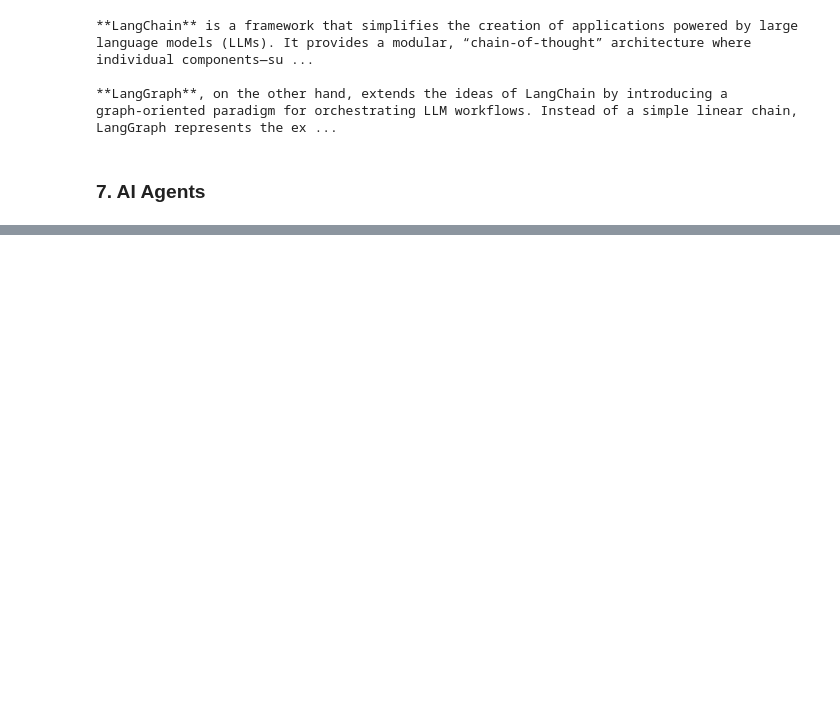
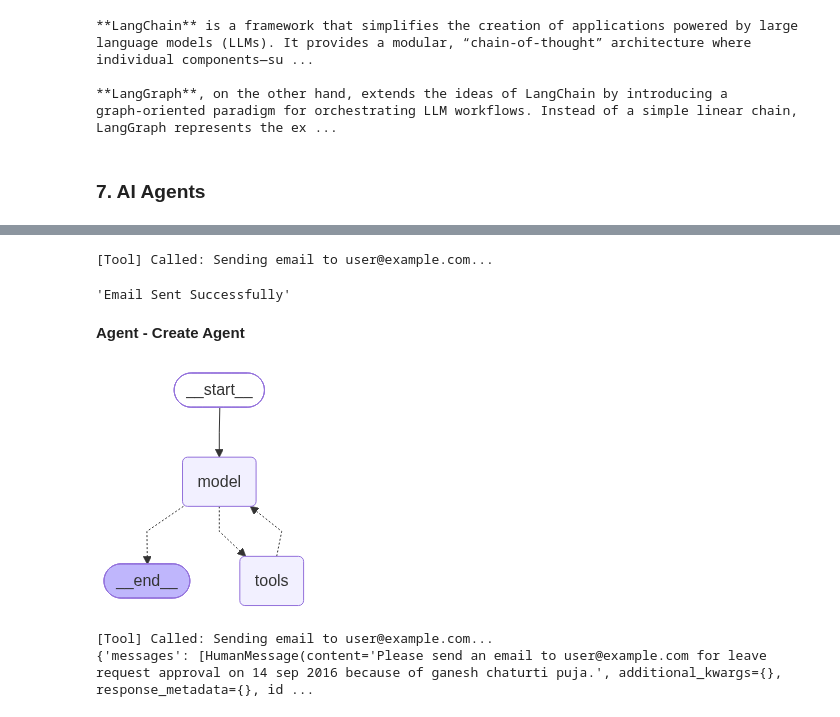
Before and after one commit to manteshswami/Langchain, a Jupyter notebook: basic_langchain.ipynb, the cells around one changed output, grey strips where cells are left out. Cells and saved outputs as stored; diff of their text form; code cells hidden in the pictures; blank space fills up the shorter version.

```diff
--- a/basic_langchain.ipynb
+++ b/basic_langchain.ipynb
@@ -503,3 +503,11 @@ for chunk in response:
 **LangGraph**, on the other hand, extends the ideas of LangChain by introducing a graph‑oriented paradigm for orchestrating LLM workflows. Instead of a simple linear chain, LangGraph represents the ex ...
 # %% [markdown]
 ### 7. AI Agents
+# %%
+from langchain_groq import ChatGroq
+
+llm = ChatGroq(
+    model="openai/gpt-oss-120b",
+    temperature=1,
+    streaming=True,
+)
@@ -505,0 +516,15 @@ for chunk in response:
+# %%
+from langchain.tools import tool
+
+@tool
+def send_email(email:str):
+    """I can send an email to the provided email address."""
+    print(f"[Tool] Called: Sending email to {email}...")
+    return "Email Sent Successfully"
+# %%
+send_email.invoke({"email": "user@example.com"})
+# %% [output]
+[Tool] Called: Sending email to user@example.com...
+'Email Sent Successfully'
+# %% [markdown]
+**Agent - Create Agent**
@@ -505,0 +533,22 @@ for chunk in response:
+# %%
+agent = create_agent(
+    system_prompt="""You are a helpful assistant that can send emails create professional draft a
+    nd send to provided email address.""",
+    model=llm,
+    tools=[send_email],
+)
+# %%
+agent
+# %% [output]
+[figure, added]
+# %%
+response = agent.invoke({
+    'messages': [
+        {"role": "user", "content": "Please send an email to user@example.com for leave request approval on 14 sep 2016 because of ganesh chaturti puja."}
+    ]
+})
+
+print(response)
+# %% [output]
+[Tool] Called: Sending email to user@example.com...
+{'messages': [HumanMessage(content='Please send an email to user@example.com for leave request approval on 14 sep 2016 because of ganesh chaturti puja.', additional_kwargs={}, response_metadata={}, id ...
```
Also changed, not shown: parts of 14 cells of this notebook, 1 other file.
